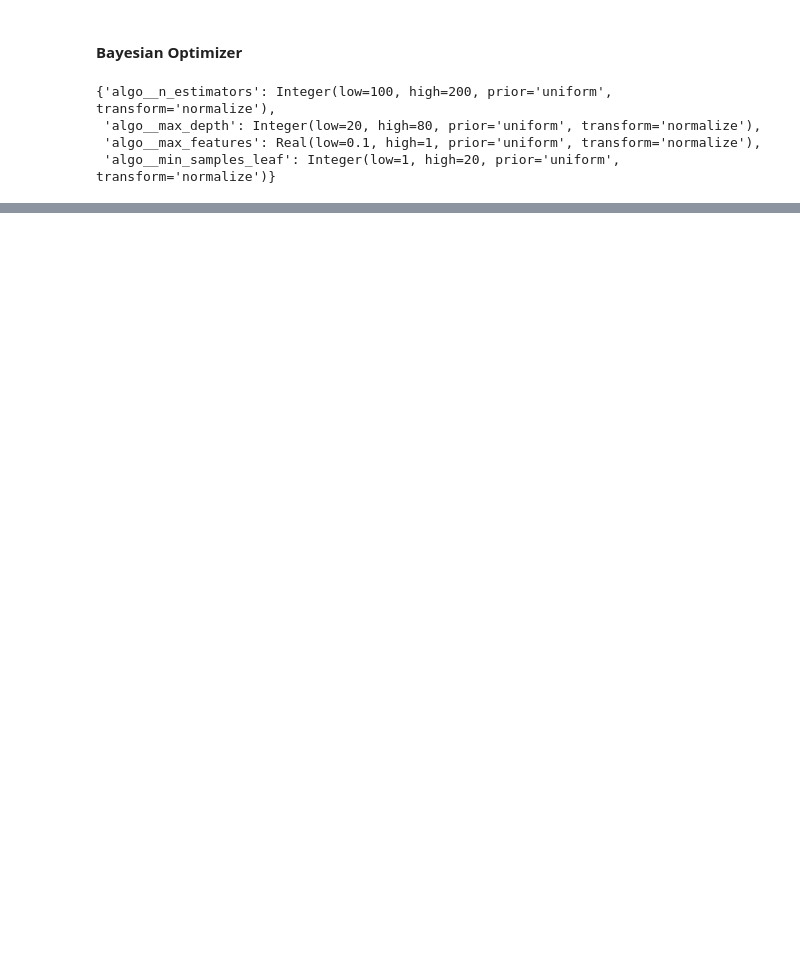
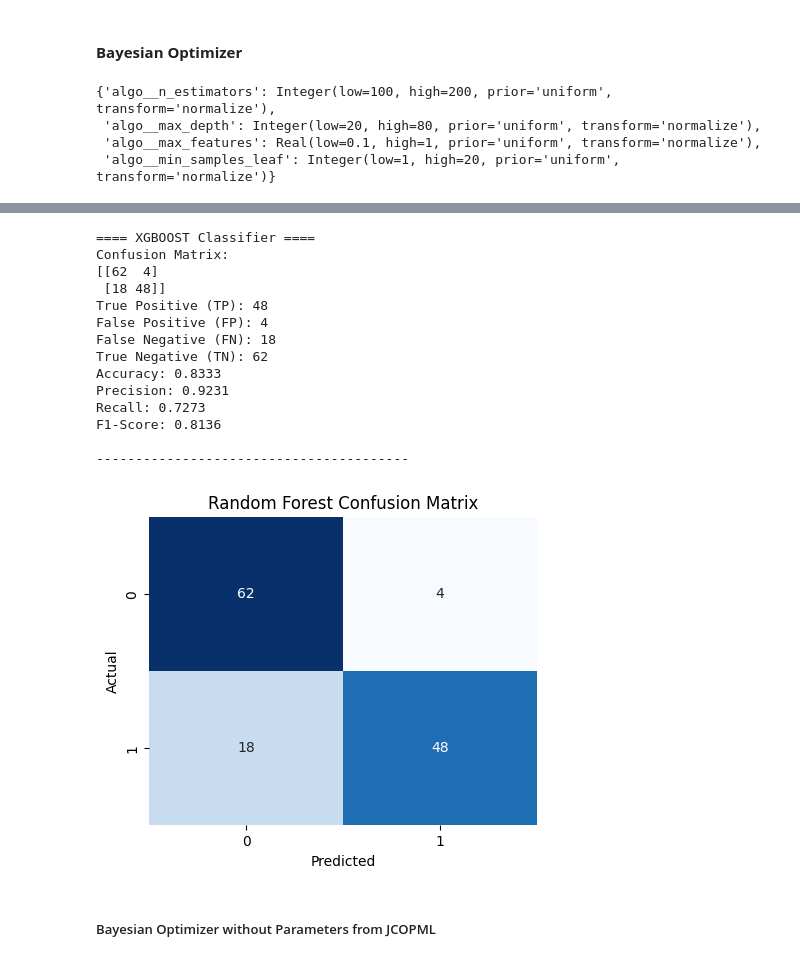
Before and after one commit to Aji2006/Predicting-Road-Accidents-with-Machine-Learning-Classification-Models, a Jupyter notebook: main.ipynb, the cells around one changed output, grey strips where cells are left out. Drawn from its saved outputs; the diff is of its cells as text; code cells hidden in the pictures; blank space fills up the shorter version.

```diff
--- a/main.ipynb
+++ b/main.ipynb
@@ -808,0 +1084,41 @@ F1-Score: 0.8000
+# %%
+y_val_xgb_gsp_LE_jcop = model_xgb_gsp_le_pr.predict(X_val)
+cm_xgb_gsp_le_pr = confusion_matrix(y_val, y_val_xgb_gsp_LE_jcop)
+tn, fp, fn, tp = cm_xgb_gsp_le_pr.ravel()
+print("==== XGBOOST Classifier ====")
+print("Confusion Matrix:")
+print(cm_xgb_gsp_le_pr)
+print(f"True Positive (TP): {tp}")
+print(f"False Positive (FP): {fp}")
+print(f"False Negative (FN): {fn}")
+print(f"True Negative (TN): {tn}")
+print(f"Accuracy: {accuracy_score(y_val, y_val_xgb_gsp_LE_jcop):.4f}")
+print(f"Precision: {precision_score(y_val, y_val_xgb_gsp_LE_jcop):.4f}")
+print(f"Recall: {recall_score(y_val, y_val_xgb_gsp_LE_jcop):.4f}")
+print(f"F1-Score: {f1_score(y_val, y_val_xgb_gsp_LE_jcop):.4f}")
+print("\n" + "-"*40 + "\n")
+
+plt.figure(figsize=(5, 4))
+sns.heatmap(cm_xgb_gsp_le_pr, annot=True, fmt='d', cmap='Blues', cbar=False)
+plt.title('Random Forest Confusion Matrix')
+plt.xlabel('Predicted')
+plt.ylabel('Actual')
+plt.show()
+# %% [output]
+==== XGBOOST Classifier ====
+Confusion Matrix:
+[[62  4]
+ [18 48]]
+True Positive (TP): 48
+False Positive (FP): 4
+False Negative (FN): 18
+True Negative (TN): 62
+Accuracy: 0.8333
+Precision: 0.9231
+Recall: 0.7273
+F1-Score: 0.8136
+
+----------------------------------------
+[figure, added]
+# %% [markdown]
+##### Bayesian Optimizer without Parameters from JCOPML
```
Also changed, not shown: parts of 46 cells of this notebook.
